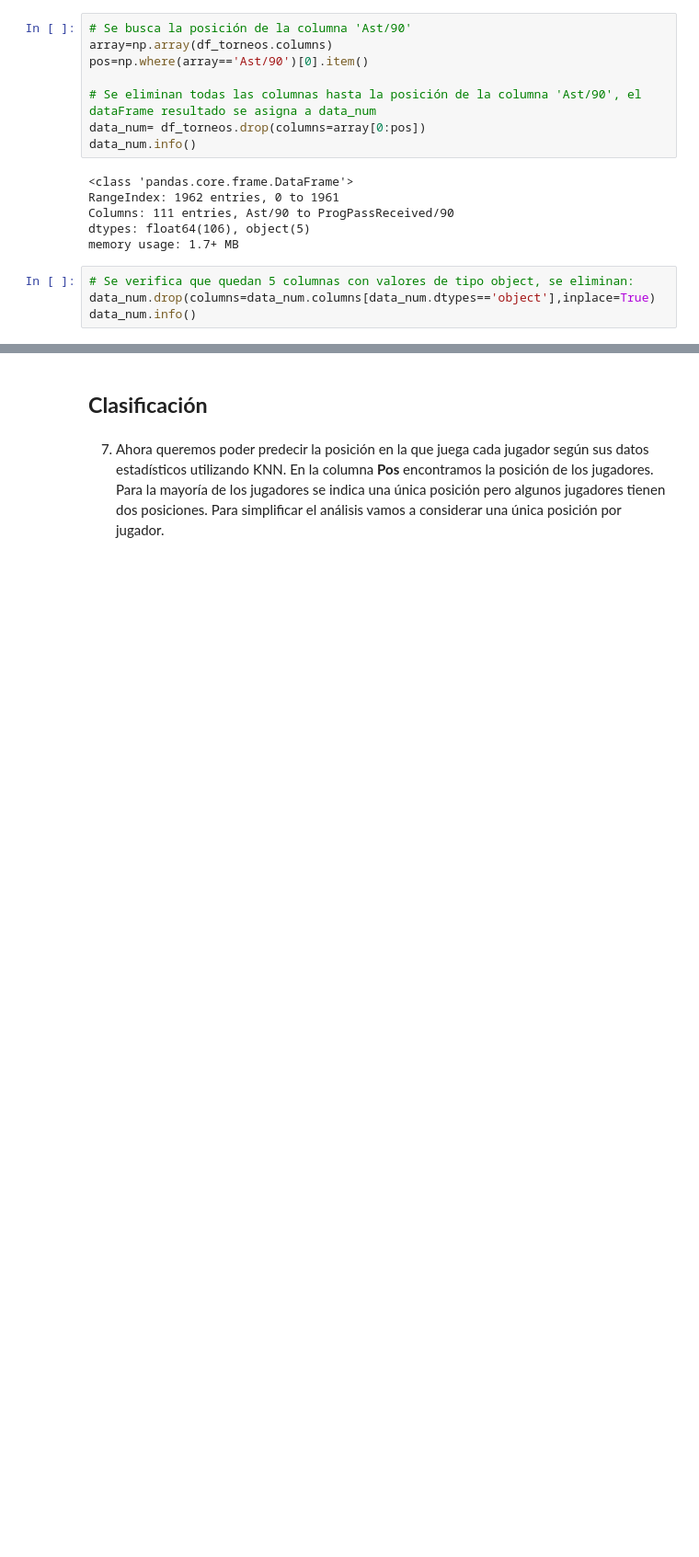
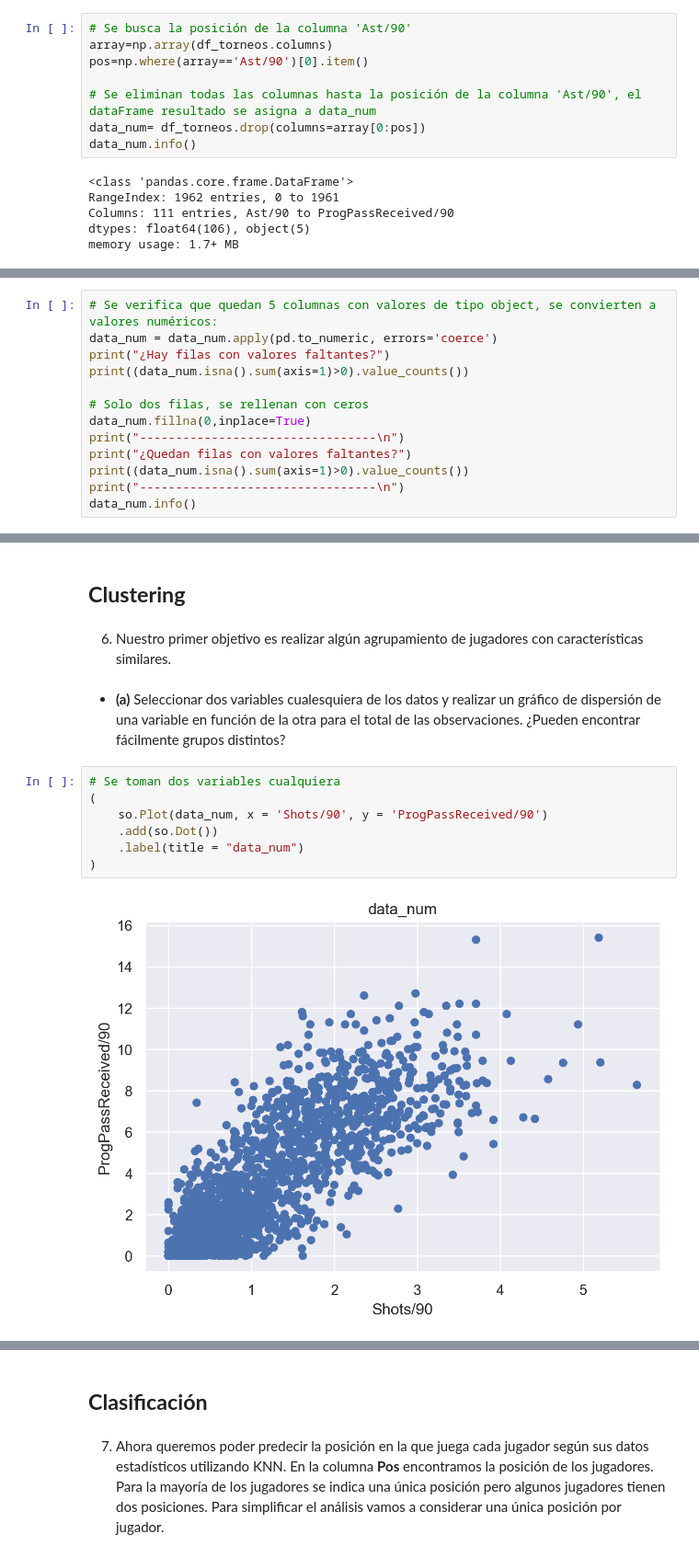
Before and after one commit to mgresnik/trabajo_practico_nro_2, a Jupyter notebook: Laboratorio_de_datos_(LCD)_IC_2024_Trabajo_Práctico_N°_2.ipynb, the cells around one changed output, grey strips where cells are left out. Shown at 92% size. Drawn from its saved outputs; the diff is of its cells as text; blank space fills up the shorter version.

Commit message:
Clustering y Clasificación-puntos c) d)

```diff
--- a/Laboratorio_de_datos_(LCD)_IC_2024_Trabajo_Práctico_N°_2.ipynb
+++ b/Laboratorio_de_datos_(LCD)_IC_2024_Trabajo_Práctico_N°_2.ipynb
@@ -121,7 +133,3 @@ RangeIndex: 1962 entries, 0 to 1961
 Columns: 111 entries, Ast/90 to ProgPassReceived/90
 dtypes: float64(106), object(5)
 memory usage: 1.7+ MB
-# %%
-# Se verifica que quedan 5 columnas con valores de tipo object, se eliminan:
-data_num.drop(columns=data_num.columns[data_num.dtypes=='object'],inplace=True)
-data_num.info()
@@ -133,0 +136,13 @@ memory usage: 1.6 MB
+# %%
+# Se verifica que quedan 5 columnas con valores de tipo object, se convierten a valores numéricos:
+data_num = data_num.apply(pd.to_numeric, errors='coerce')
+print("¿Hay filas con valores faltantes?")
+print((data_num.isna().sum(axis=1)>0).value_counts())
+
+# Solo dos filas, se rellenan con ceros
+data_num.fillna(0,inplace=True)
+print("---------------------------------\n")
+print("¿Quedan filas con valores faltantes?")
+print((data_num.isna().sum(axis=1)>0).value_counts())
+print("---------------------------------\n")
+data_num.info()
@@ -133,0 +166,15 @@ memory usage: 1.6 MB
+# %% [markdown]
+## **Clustering**
+# %% [markdown]
+6. Nuestro primer objetivo es realizar algún agrupamiento de jugadores con características similares.
+# %% [markdown]
+*   **(a)** Seleccionar dos variables cualesquiera de los datos y realizar un gráfico de dispersión de una variable en función de la otra para el total de las observaciones. ¿Pueden encontrar fácilmente grupos distintos?
+# %%
+# Se toman dos variables cualquiera
+(
+    so.Plot(data_num, x = 'Shots/90', y = 'ProgPassReceived/90')
+    .add(so.Dot())
+    .label(title = "data_num")
+)
+# %% [output]
+[figure, added]
```
Also changed, not shown: parts of 36 cells of this notebook.
